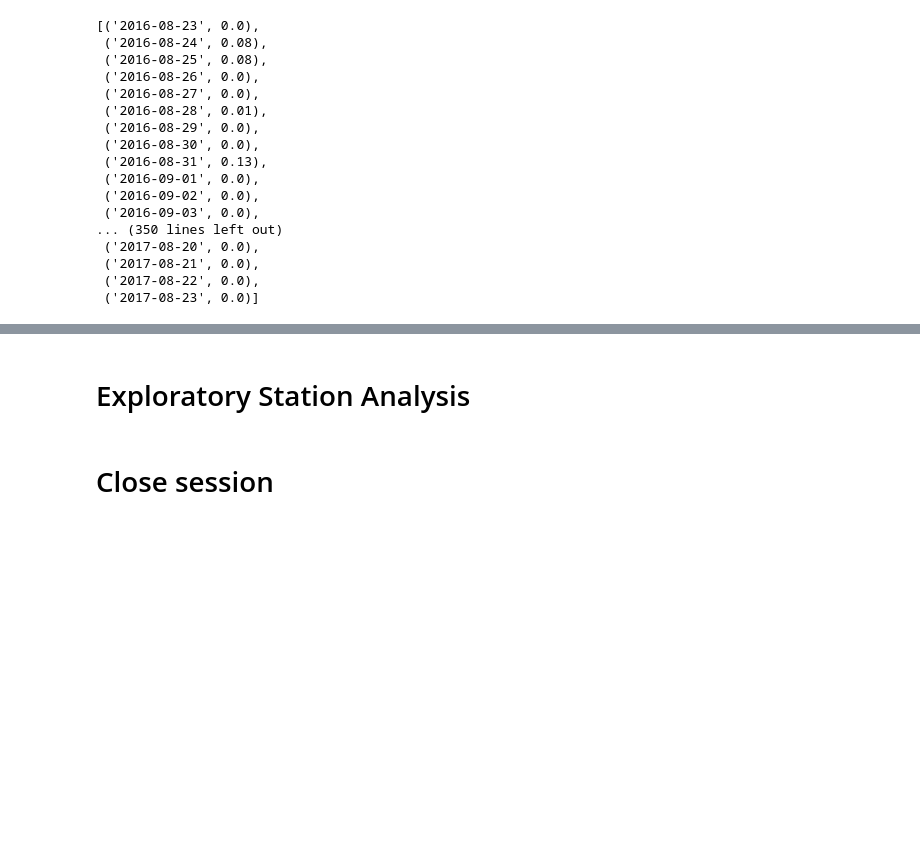
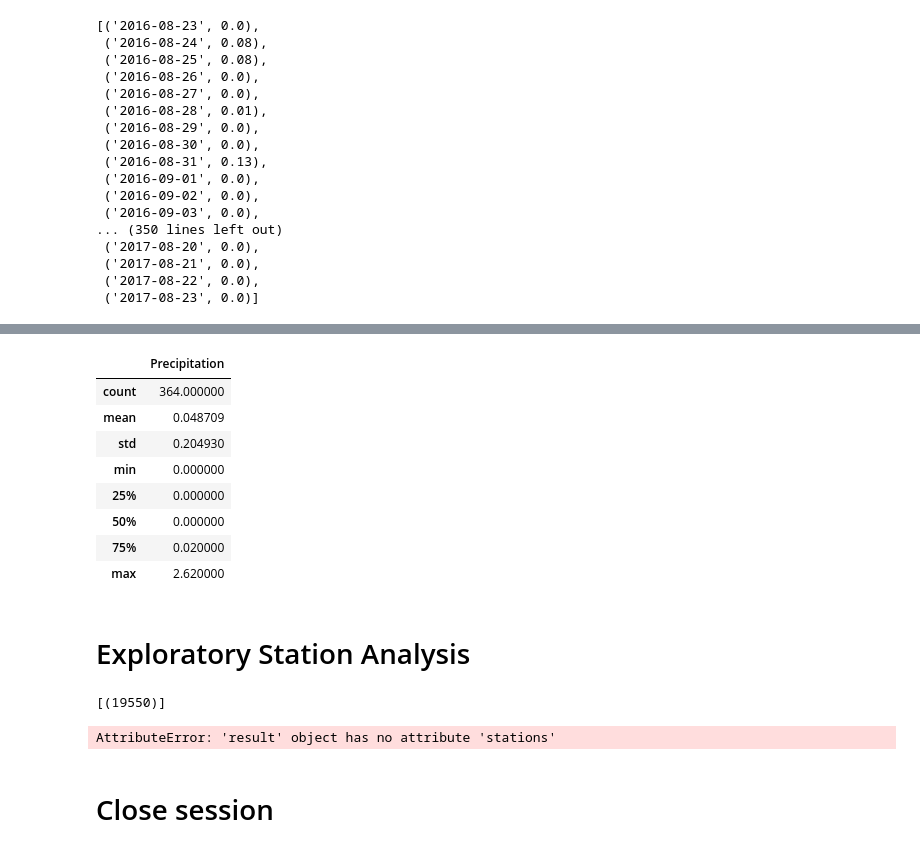
Before and after one commit to yperez0914/sqlalchemy-challenge, a Jupyter notebook: HI_Climate.ipynb, the cells around one changed output, grey strips where cells are left out. Cells and saved outputs as stored; diff of their text form; code cells hidden in the pictures; blank space fills up the shorter version.

```diff
--- a/HI_Climate.ipynb
+++ b/HI_Climate.ipynb
@@ -130,12 +154,39 @@ TypeError: read_sql_query() missing 1 required positional argument: 'con'
 # %%
- # Use Pandas to calcualte the summary statistics for the precipitation data
+#Use Pandas to calcualte the summary statistics for the precipitation data
+precip.describe()
+# %% [output]
+|  | Precipitation |
+| count | 364.000000 |
+| mean | 0.048709 |
+| std | 0.204930 |
+| min | 0.000000 |
+| 25% | 0.000000 |
+| 50% | 0.000000 |
+| 75% | 0.020000 |
+| max | 2.620000 |
 # %% [markdown]
 # Exploratory Station Analysis
 # %%
  # Design a query to calculate the total number stations in the dataset
+total = session.query(func.count(Measurement.station)).all()
+total
+# %% [output]
+[(19550)]
 # %%
 # Design a query to find the most active stations (i.e. what stations have the most rows?)
+
 # List the stations and the counts in descending order.
+# sel_station = [Measurement.station,Measurement.tobs]
+# station_list = session.query(Measurement.station).\
+#     filter(Measurement.station)groupby(Meaurement.station).all()
+# station_list
+station_list = set([station.stations for station in session.query(Measurement.station)])
+station_list
+# for station in station_list:
+#     print(station.station)
+# # station_list
+# %% [output]
+AttributeError: 'result' object has no attribute 'stations'
 # %%
  # Using the most active station id from the previous query, calculate the lowest, highest, and average temperature.
 # %%
```
Also changed, not shown: parts of 4 cells of this notebook, 1 other file.
